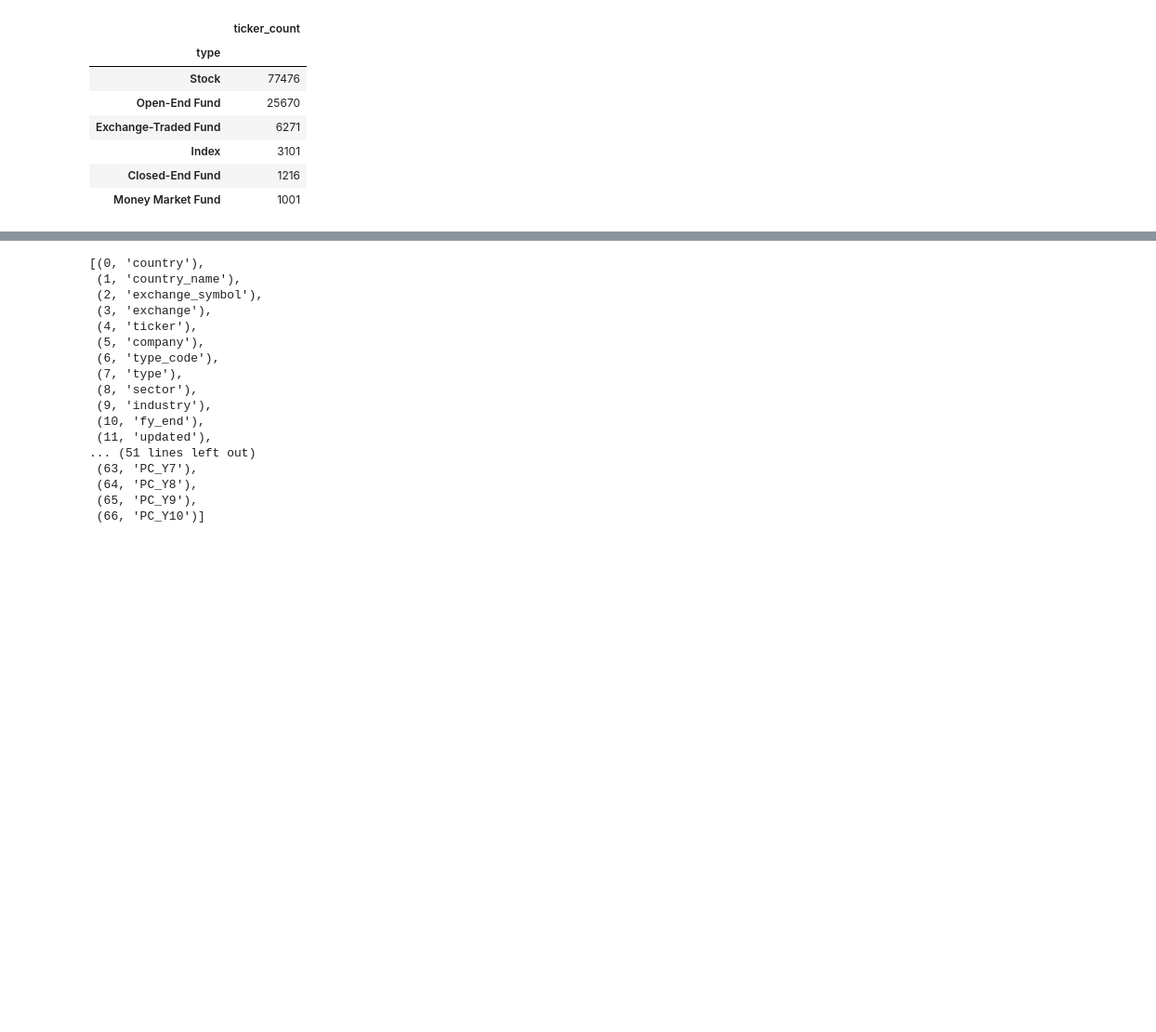
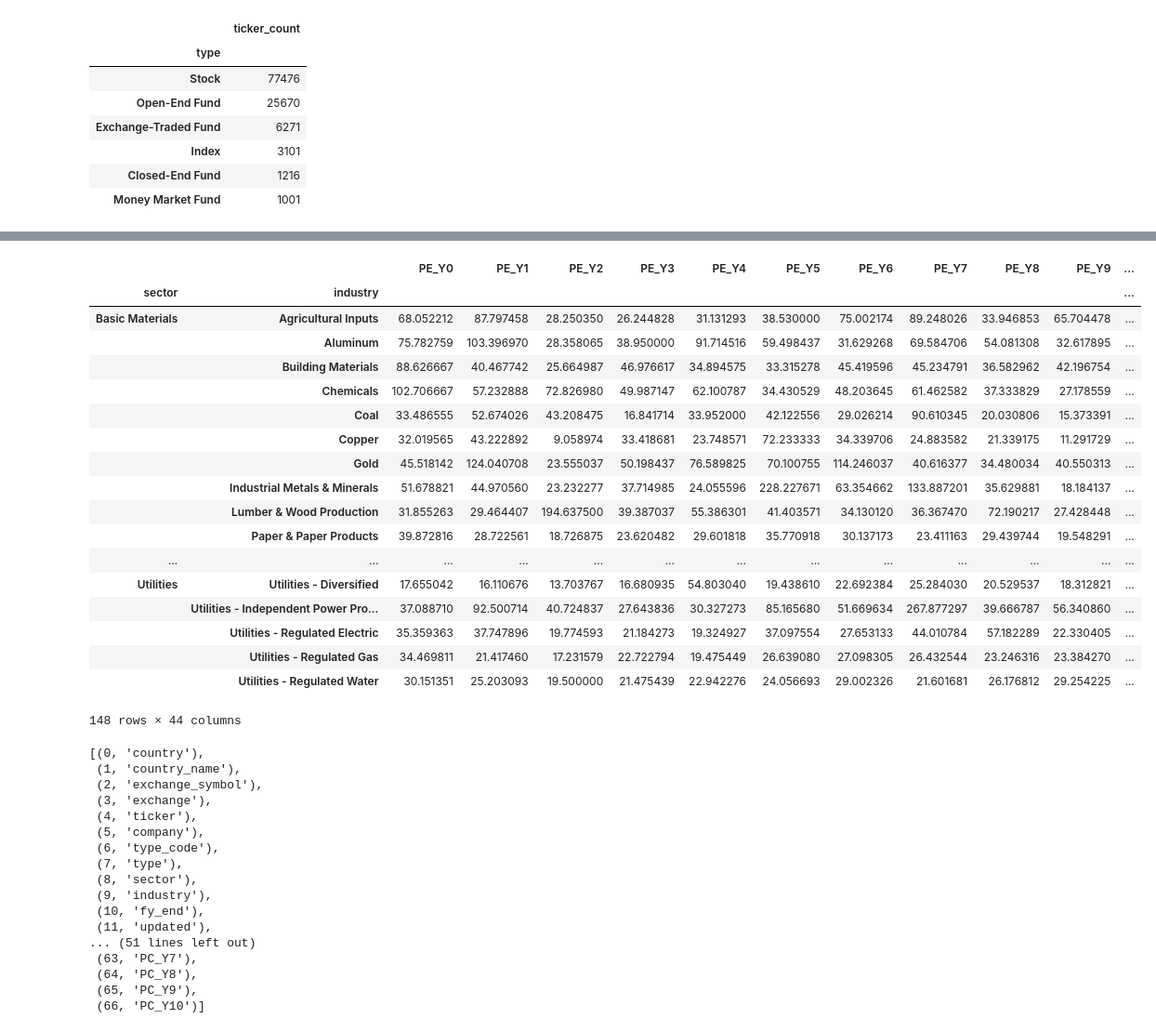
Before and after one commit to caiobran/mstables, a Jupyter notebook: data_overview.ipynb, the cells around one changed output, grey strips where cells are left out. Shown at 93% size. Drawn from its saved outputs; the diff is of its cells as text; code cells hidden in the pictures; blank space fills up the shorter version.

```diff
--- a/data_overview.ipynb
+++ b/data_overview.ipynb
@@ -197,5 +321,26 @@ for tick in ax_pe.xaxis.get_ticklabels():
 # %%
 val_indus_mean = df_val.groupby(by=['sector', 'industry']).mean()
+val_indus_mean
+# %% [output]
+|  |  | PE_Y0 | PE_Y1 | PE_Y2 | PE_Y3 | PE_Y4 | PE_Y5 | PE_Y6 | PE_Y7 | PE_Y8 | PE_Y9 | ... |
+| sector | industry |  |  |  |  |  |  |  |  |  |  | ... |
+| Basic Materials | Agricultural Inputs | 68.052212 | 87.797458 | 28.250350 | 26.244828 | 31.131293 | 38.530000 | 75.002174 | 89.248026 | 33.946853 | 65.704478 | ... |
+|  | Aluminum | 75.782759 | 103.396970 | 28.358065 | 38.950000 | 91.714516 | 59.498437 | 31.629268 | 69.584706 | 54.081308 | 32.617895 | ... |
+|  | Building Materials | 88.626667 | 40.467742 | 25.664987 | 46.976617 | 34.894575 | 33.315278 | 45.419596 | 45.234791 | 36.582962 | 42.196754 | ... |
+|  | Chemicals | 102.706667 | 57.232888 | 72.826980 | 49.987147 | 62.100787 | 34.430529 | 48.203645 | 61.462582 | 37.333829 | 27.178559 | ... |
+|  | Coal | 33.486555 | 52.674026 | 43.208475 | 16.841714 | 33.952000 | 42.122556 | 29.026214 | 90.610345 | 20.030806 | 15.373391 | ... |
+|  | Copper | 32.019565 | 43.222892 | 9.058974 | 33.418681 | 23.748571 | 72.233333 | 34.339706 | 24.883582 | 21.339175 | 11.291729 | ... |
+|  | Gold | 45.518142 | 124.040708 | 23.555037 | 50.198437 | 76.589825 | 70.100755 | 114.246037 | 40.616377 | 34.480034 | 40.550313 | ... |
+|  | Industrial Metals & Minerals | 51.678821 | 44.970560 | 23.232277 | 37.714985 | 24.055596 | 228.227671 | 63.354662 | 133.887201 | 35.629881 | 18.184137 | ... |
+|  | Lumber & Wood Production | 31.855263 | 29.464407 | 194.637500 | 39.387037 | 55.386301 | 41.403571 | 34.130120 | 36.367470 | 72.190217 | 27.428448 | ... |
+|  | Paper & Paper Products | 39.872816 | 28.722561 | 18.726875 | 23.620482 | 29.601818 | 35.770918 | 30.137173 | 23.411163 | 29.439744 | 19.548291 | ... |
+| ... | ... | ... | ... | ... | ... | ... | ... | ... | ... | ... | ... | ... |
+| Utilities | Utilities - Diversified | 17.655042 | 16.110676 | 13.703767 | 16.680935 | 54.803040 | 19.438610 | 22.692384 | 25.284030 | 20.529537 | 18.312821 | ... |
+|  | Utilities - Independent Power Pro... | 37.088710 | 92.500714 | 40.724837 | 27.643836 | 30.327273 | 85.165680 | 51.669634 | 267.877297 | 39.666787 | 56.340860 | ... |
+|  | Utilities - Regulated Electric | 35.359363 | 37.747896 | 19.774593 | 21.184273 | 19.324927 | 37.097554 | 27.653133 | 44.010784 | 57.182289 | 22.330405 | ... |
+|  | Utilities - Regulated Gas | 34.469811 | 21.417460 | 17.231579 | 22.722794 | 19.475449 | 26.639080 | 27.098305 | 26.432544 | 23.246316 | 23.384270 | ... |
+|  | Utilities - Regulated Water | 30.151351 | 25.203093 | 19.500000 | 21.475439 | 22.942276 | 24.056693 | 29.002326 | 21.601681 | 26.176812 | 29.254225 | ... |
+148 rows × 44 columns
 # %%
 list(enumerate(df_val.head().columns.values.tolist()))
 # %% [output]
```
Also changed, not shown: parts of 34 cells of this notebook, 2 other files.
